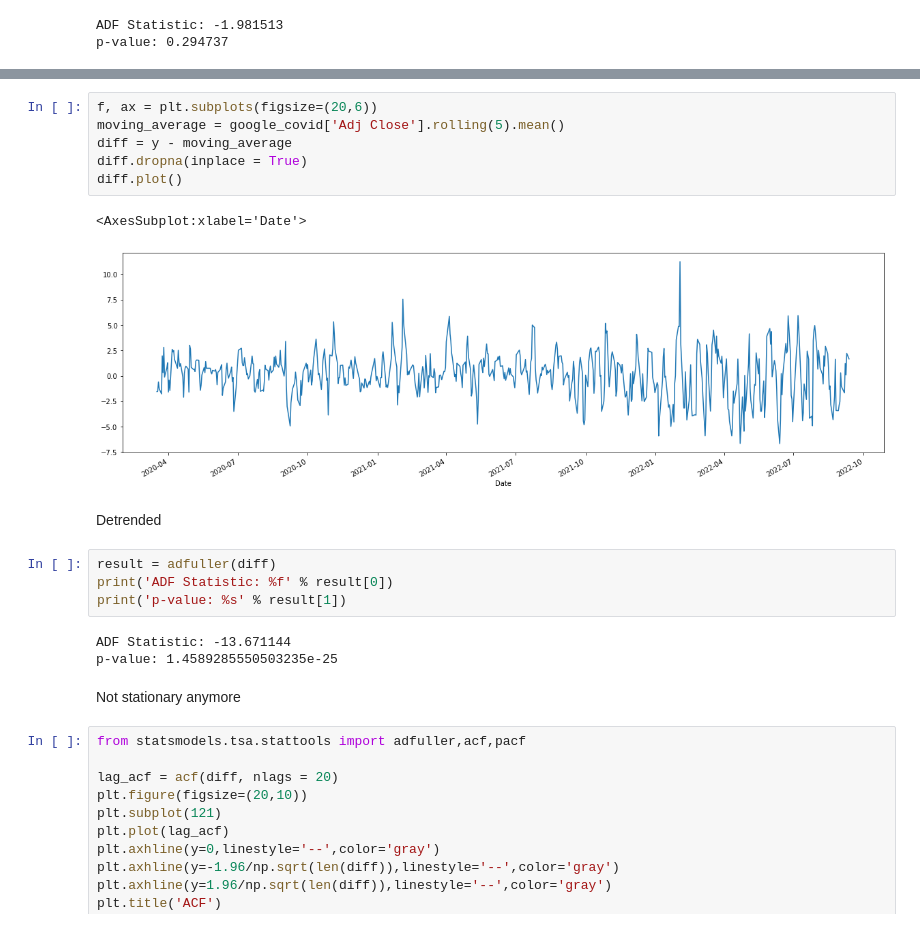
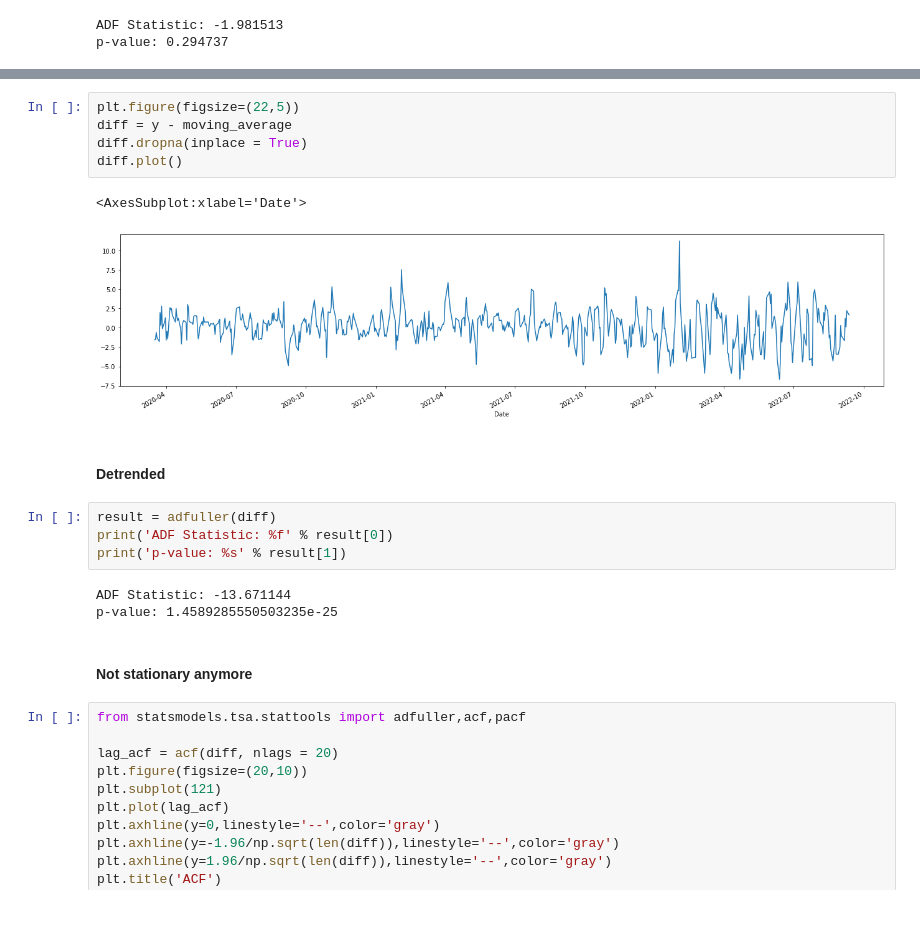
Before and after one commit to Zaki171/Google-Stock-Analysis-and-Predictions, a Jupyter notebook: google-stock-prices-eda.ipynb, the cells around one changed output, grey strips where cells are left out. Saved outputs shown, nothing was run; the diff lists cells and outputs as text.

Commit message:
Kaggle Notebook | Google Stock Prices EDA | Version 11

```diff
--- a/google-stock-prices-eda.ipynb
+++ b/google-stock-prices-eda.ipynb
@@ -450,14 +478,13 @@ p-value: 0.294737
 # %%
-f, ax = plt.subplots(figsize=(20,6))
-moving_average = google_covid['Adj Close'].rolling(5).mean()
+plt.figure(figsize=(22,5))
 diff = y - moving_average
 diff.dropna(inplace = True)
 diff.plot()
 # %% [output]
 <AxesSubplot:xlabel='Date'>
-[figure, old version]
+[figure, new version]
-# %% [markdown]
-Detrended
+# %% [markdown]
+#### Detrended
 # %%
 result = adfuller(diff)
 print('ADF Statistic: %f' % result[0])
@@ -466,7 +493,7 @@ print('p-value: %s' % result[1])
 ADF Statistic: -13.671144
 p-value: 1.4589285550503235e-25
 # %% [markdown]
-Not stationary anymore
+#### Not stationary anymore
 # %%
 from statsmodels.tsa.stattools import adfuller,acf,pacf
 
```
Also changed, not shown: parts of 22 cells of this notebook.
